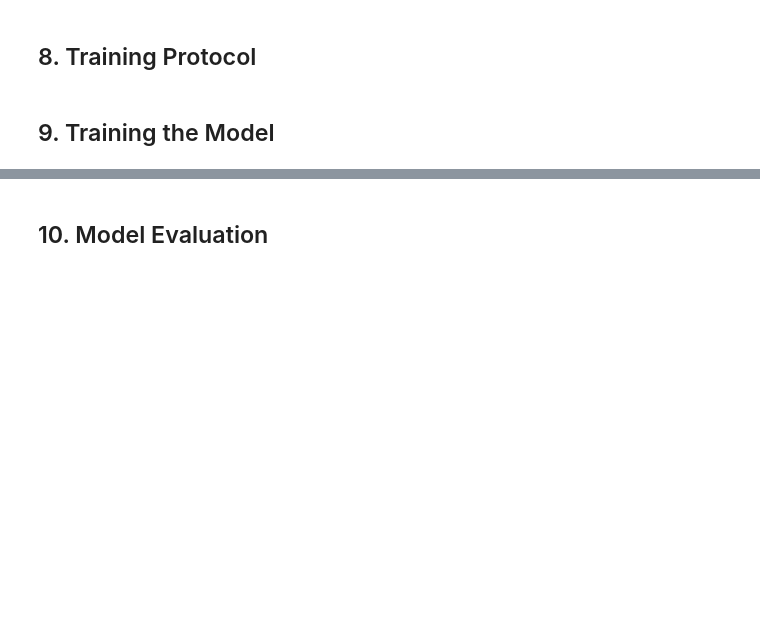
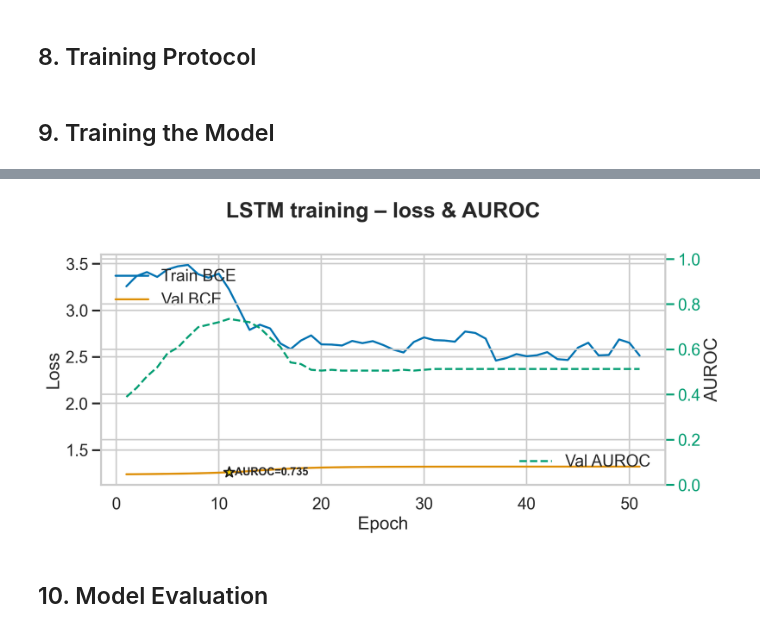
Before and after one commit to matt-ebrahim/CSYE7374, a Jupyter notebook: into-rnn/intro-rnn.ipynb, the cells around one changed output, grey strips where cells are left out. Cells and saved outputs as stored; diff of their text form; code cells hidden in the pictures; blank space fills up the shorter version.

```diff
--- a/into-rnn/intro-rnn.ipynb
+++ b/into-rnn/intro-rnn.ipynb
@@ -562,21 +531,82 @@ def evaluate(model, loader, criterion):
 # %% [markdown]
 ## 9. Training the Model
 # %%
-n_epochs = 20
-train_losses, val_losses = [], []
+from sklearn.metrics import roc_auc_score
+from collections import deque
+import matplotlib.pyplot as plt
+import seaborn as sns
+import numpy as np
+from scipy.signal import savgol_filter
 
-for epoch in range(n_epochs):
-    train_loss = train_epoch(model, train_loader, criterion, optimizer)
-    val_loss, _, _ = evaluate(model, val_loader, criterion)
-    train_losses.append(train_loss)
-    val_losses.append(val_loss)
-    print(f"Epoch {epoch+1}/{n_epochs} - Train Loss: {train_loss:.4f} - Val Loss: {val_loss:.4f}")
+n_epochs     = 100
+patience     = 40
+best_val_auc = 0.
+pat_queue    = deque(maxlen=patience)
+scheduler    = torch.optim.lr_scheduler.ReduceLROnPlateau(
+                    optimizer, mode='max', factor=0.5, patience=2)
+history = {"train_loss": [], "val_loss": [], "val_auc": [],
+           "lr": [], "best_epoch": None}
 
-# Plot loss curves
-plt.plot(train_losses, label='Train Loss')
-plt.plot(val_losses, label='Val Loss')
-plt.xlabel('Epoch')
-plt.ylabel('Loss')
-plt.legend()
-plt.title('Training and Validation Loss')
+for epoch in range(1, n_epochs + 1):
+    train_loss = train_epoch(model, train_loader)
+    val_loss, val_pred, val_lbl = evaluate(model, val_loader)
+    val_auc = roc_auc_score(val_lbl, val_pred)
+
+    history["train_loss"].append(train_loss)
+    history["val_loss"].append(val_loss)
+    history["val_auc"].append(val_auc)
+    history["lr"].append(optimizer.param_groups[0]["lr"])
+
+    if val_auc > best_val_auc:
+        best_val_auc = val_auc
+        history["best_epoch"] = epoch
+        torch.save(model.state_dict(), "best_lstm.pt")
+
+    print(f"Ep {epoch:02d}  train {train_loss:.4f}  "
+          f"val {val_loss:.4f}  AUC {val_auc:.3f}  "
+          f"lr {optimizer.param_groups[0]['lr']:.1e}")
+
+    scheduler.step(val_auc)
+    pat_queue.append(val_auc < best_val_auc)
+    if all(pat_queue):
+        print(f"Early stopping after {epoch} epochs.")
+        break
+
+sns.set_theme(style="whitegrid", context="talk")
+palette = sns.color_palette("colorblind")
+
+epochs = np.arange(1, len(history["train_loss"]) + 1)
+
+fig, ax1 = plt.subplots(figsize=(10, 5))
+
+# smooth loss curves only if ≥5 points
+def smooth(y):
+    return savgol_filter(y, 5, polyorder=2) if len(y) >= 5 else y
+
+ax1.plot(epochs, smooth(history["train_loss"]),
+         label="Train BCE", color=palette[0], lw=2)
+ax1.plot(epochs, smooth(history["val_loss"]),
+         label="Val BCE",   color=palette[1], lw=2)
+ax1.set_xlabel("Epoch");  ax1.set_ylabel("Loss")
+ax1.legend(loc="upper left")
+
+# AUROC on twin axis
+ax2 = ax1.twinx()
+ax2.plot(epochs, history["val_auc"], label="Val AUROC",
+         color=palette[2], lw=2, ls="--")
+ax2.set_ylabel("AUROC");  ax2.set_ylim(0, 1.02)
+ax2.tick_params(axis="y", colors=palette[2])
+ax2.legend(loc="lower right")
+
+# mark best epoch
+be = history["best_epoch"]
+ax1.scatter(be, history["val_loss"][be-1],
+            s=120, marker="*", color="gold", edgecolor="k", zorder=3)
+ax1.text(be, history["val_loss"][be-1],
+         f"  AUROC={history['val_auc'][be-1]:.3f}",
+         fontsize=11, weight="bold", va="center", ha="left")
+
+fig.suptitle("LSTM training – loss & AUROC", weight="bold")
+fig.tight_layout()
 plt.show()
+# %% [output]
@@ -583,3 +665,4 @@ plt.show()
+[figure, added]
 # %% [markdown]
 ## 10. Model Evaluation
 # %%
```
Also changed, not shown: parts of 7 cells of this notebook.
